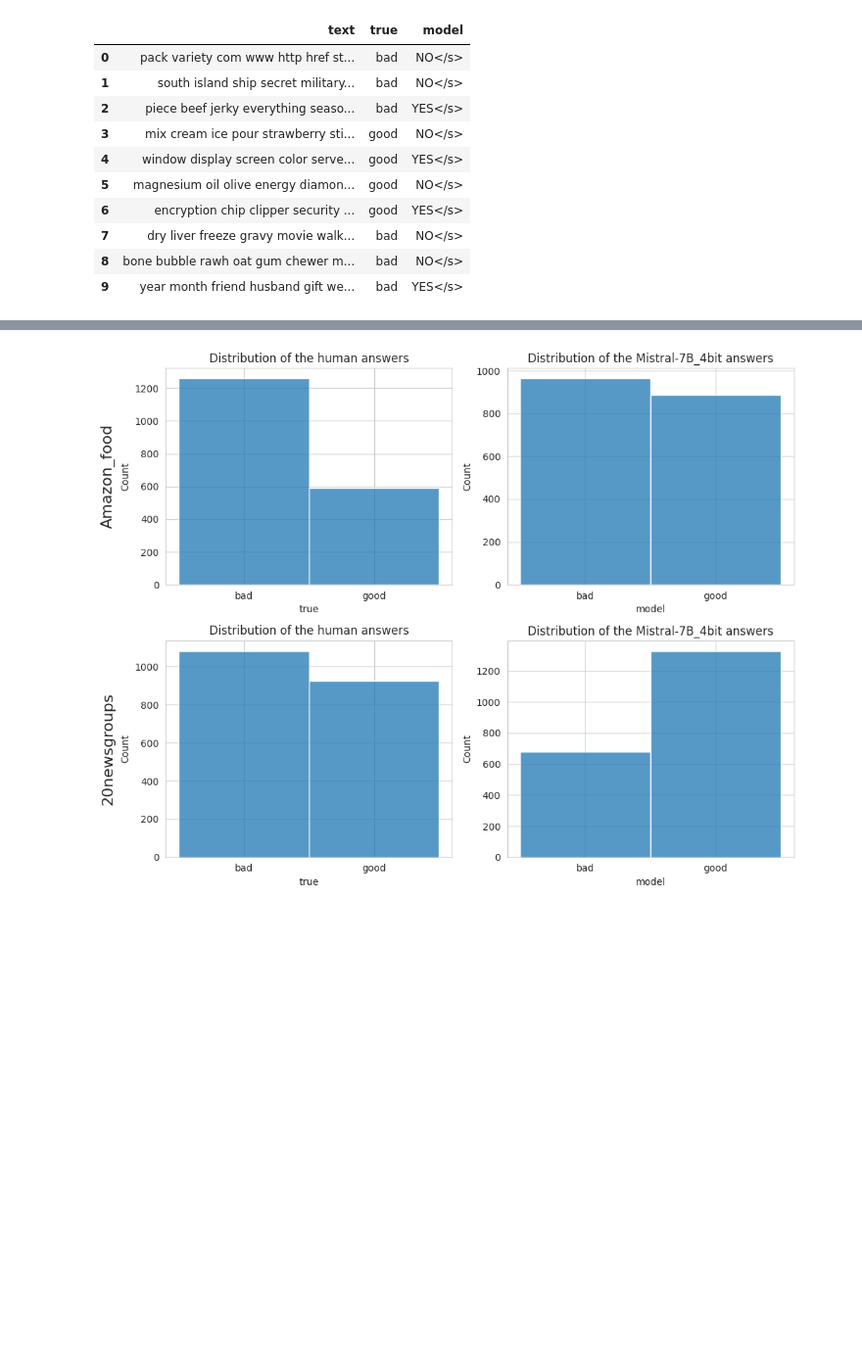
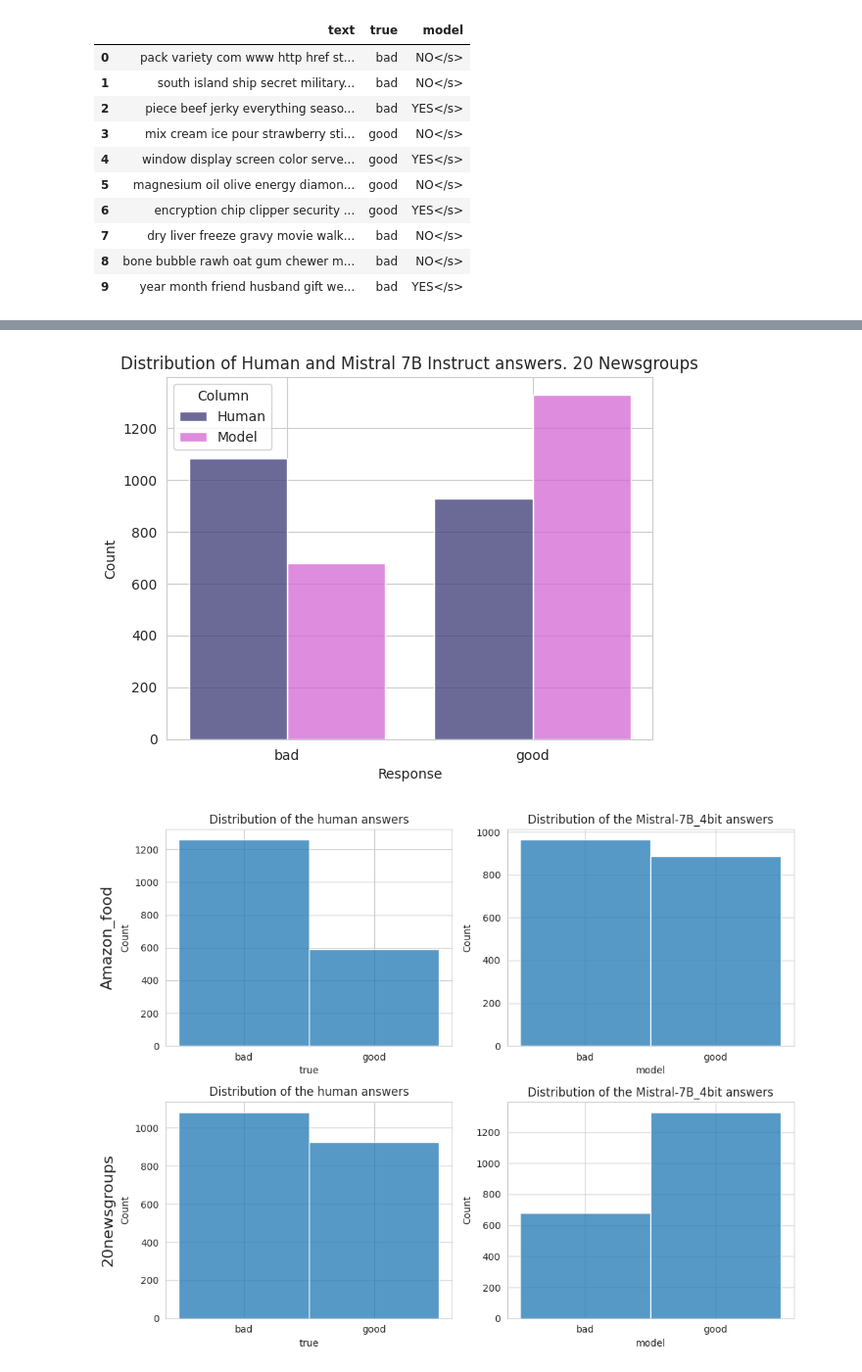
Before and after one commit to alex-mat-s/LLM_QE_TM, a Jupyter notebook: notebooks/results_analysis.ipynb, the cells around one changed output, grey strips where cells are left out. Shown at 98% size. Cells and saved outputs as stored; diff of their text form; code cells hidden in the pictures; blank space fills up the shorter version.

```diff
--- a/notebooks/results_analysis.ipynb
+++ b/notebooks/results_analysis.ipynb
@@ -242,3 +296,19 @@ data_prompt_mistral_1_newsgroups = data_prompt_mistral_1[data_prompt_mistral_1["
+# %%
+df = data_prompt_mistral_1_newsgroups[["true", "model"]]
+df.columns = ["Human", "Model"]
+df_long = df.melt(var_name='Column', value_name='Response')
+
+palette_colors = {"Human": "#3A3875", "Model": "#D366D3"}
+
+sns.histplot(data=df_long, x='Response', hue='Column', multiple='dodge', shrink=0.8, palette=palette_colors)
+
+# Установка заголовка
+plt.title('Distribution of Human and Mistral 7B Instruct answers. 20 Newsgroups')
+
+# Отображение графика
+plt.show()
+# %% [output]
+[figure, added]
 # %%
 print_answers_distrib(
     data_prompt_mistral_1_amazon,
```
Also changed, not shown: parts of 19 cells of this notebook, 39 other files.
